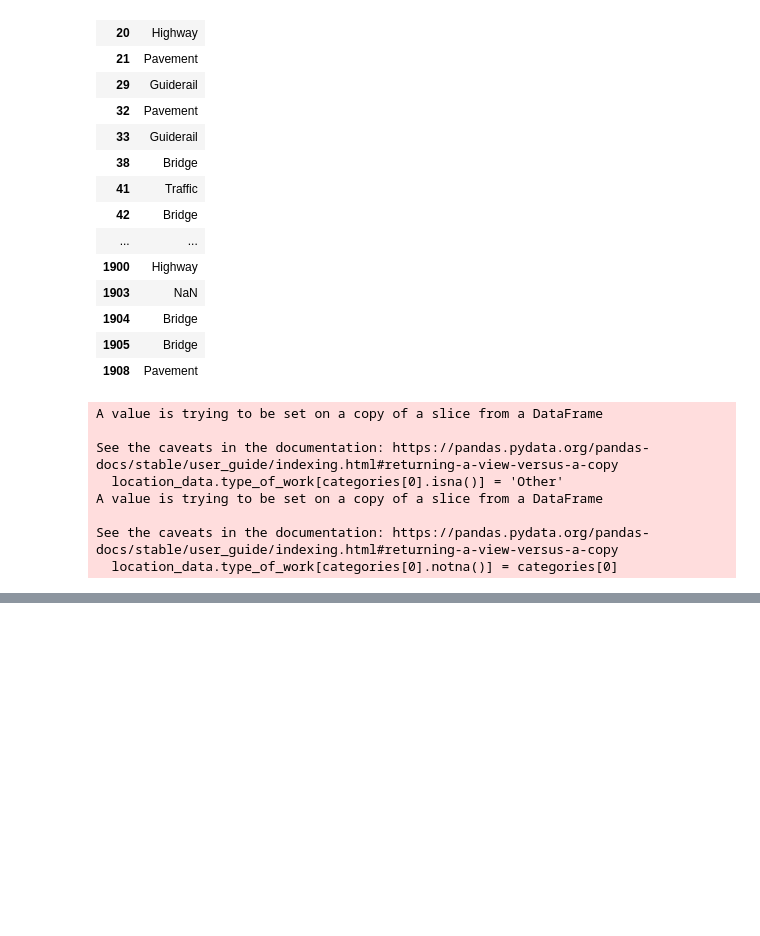
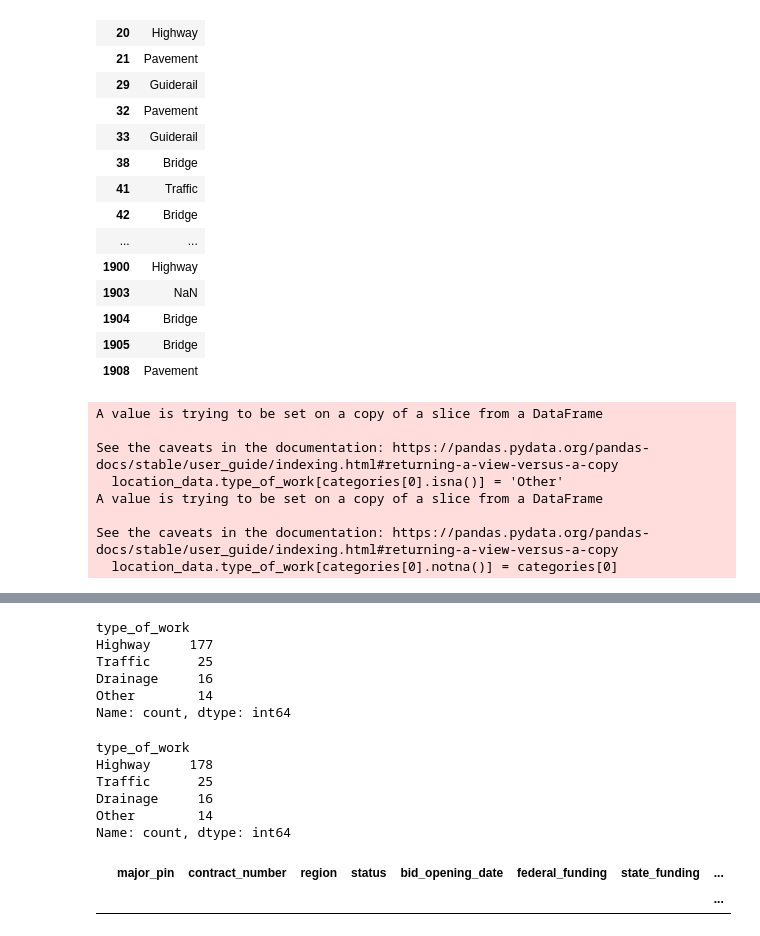
Before and after one commit to AVelaryon/GIS-Exploration, a Jupyter notebook: GISPRoj.ipynb, the cells around one changed output, grey strips where cells are left out. Cells and saved outputs as stored; diff of their text form; code cells hidden in the pictures; blank space fills up the shorter version.

```diff
--- a/GISPRoj.ipynb
+++ b/GISPRoj.ipynb
@@ -484,0 +516,4 @@ Index(['major_pin', 'contract_number', 'region', 'project_title',
+# %%
+dropped_contract_numbers.federal_funding = dropped_contract_numbers.federal_funding.astype('category')
+dropped_contract_numbers.state_funding = dropped_contract_numbers.state_funding.astype('category')
+dropped_contract_numbers.local_funding = dropped_contract_numbers.local_funding.astype('category')
@@ -484,0 +591,28 @@ Index(['major_pin', 'contract_number', 'region', 'project_title',
+# %%
+# X['type_of_work'] = X['type_of_work'].str.replace('Vegetation', 'Other')
+# X['type_of_work'] = X['type_of_work'].str.replace('Culvert','Drainage')
+# X['type_of_work'] = X['type_of_work'].str.replace('Guiderail','Traffic')
+# X['type_of_work'] = X['type_of_work'].str.replace('Pavement','Highway')
+# X['type_of_work'] = dropped_contract_numbers['type_of_work']['type_of_work'].str.replace('Bridge','Highway')
+X.type_of_work.value_counts()
+# %% [output]
+type_of_work
+Highway     177
+Traffic      25
+Drainage     16
+Other        14
+Name: count, dtype: int64
+# %%
+X['type_of_work'].value_counts()
+# %% [output]
+type_of_work
+Highway     178
+Traffic      25
+Drainage     16
+Other        14
+Name: count, dtype: int64
+# %%
+dropped_contract_numbers[dropped_contract_numbers.loc[:,y_column] == '0ADA01']
+# %% [output]
+|  | major_pin | contract_number | region | status | bid_opening_date | federal_funding | state_funding | ... |
+|  |  |  |  |  |  |  |  | ... |
```
Also changed, not shown: parts of 33 cells of this notebook.
